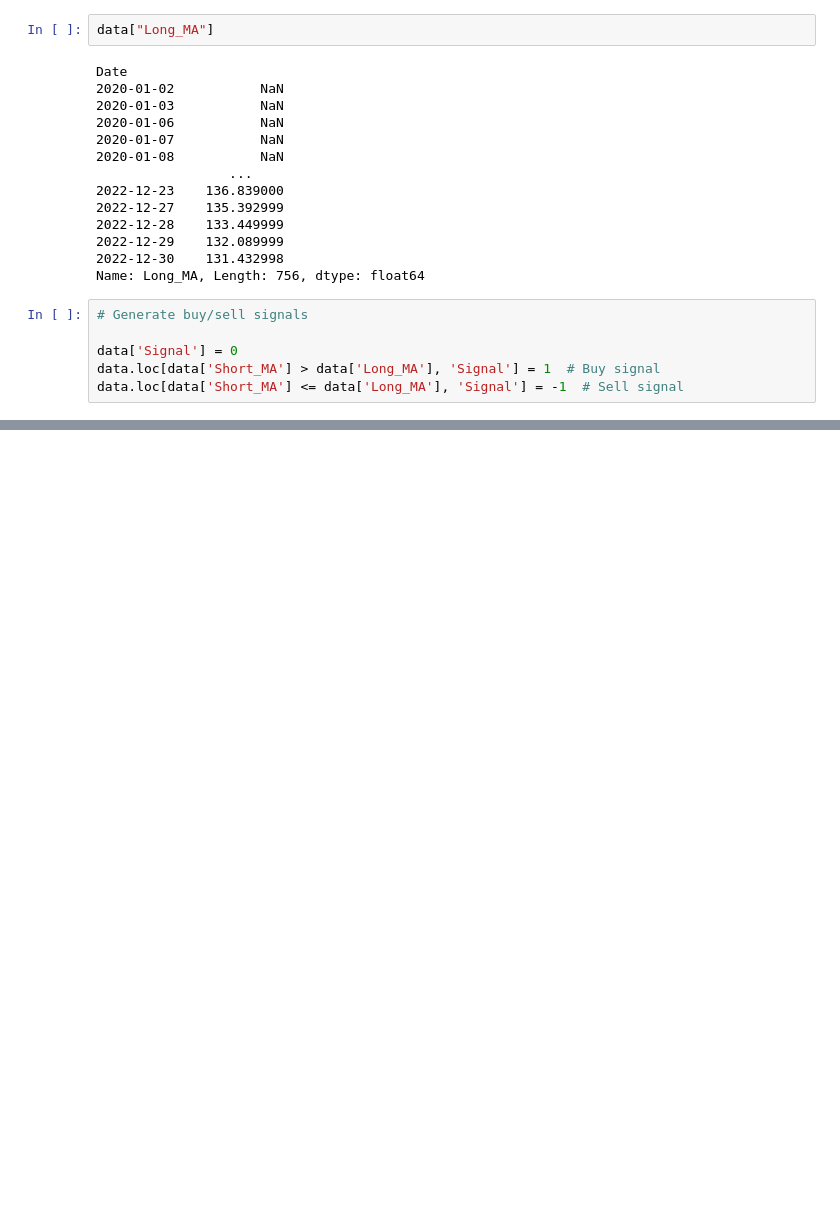
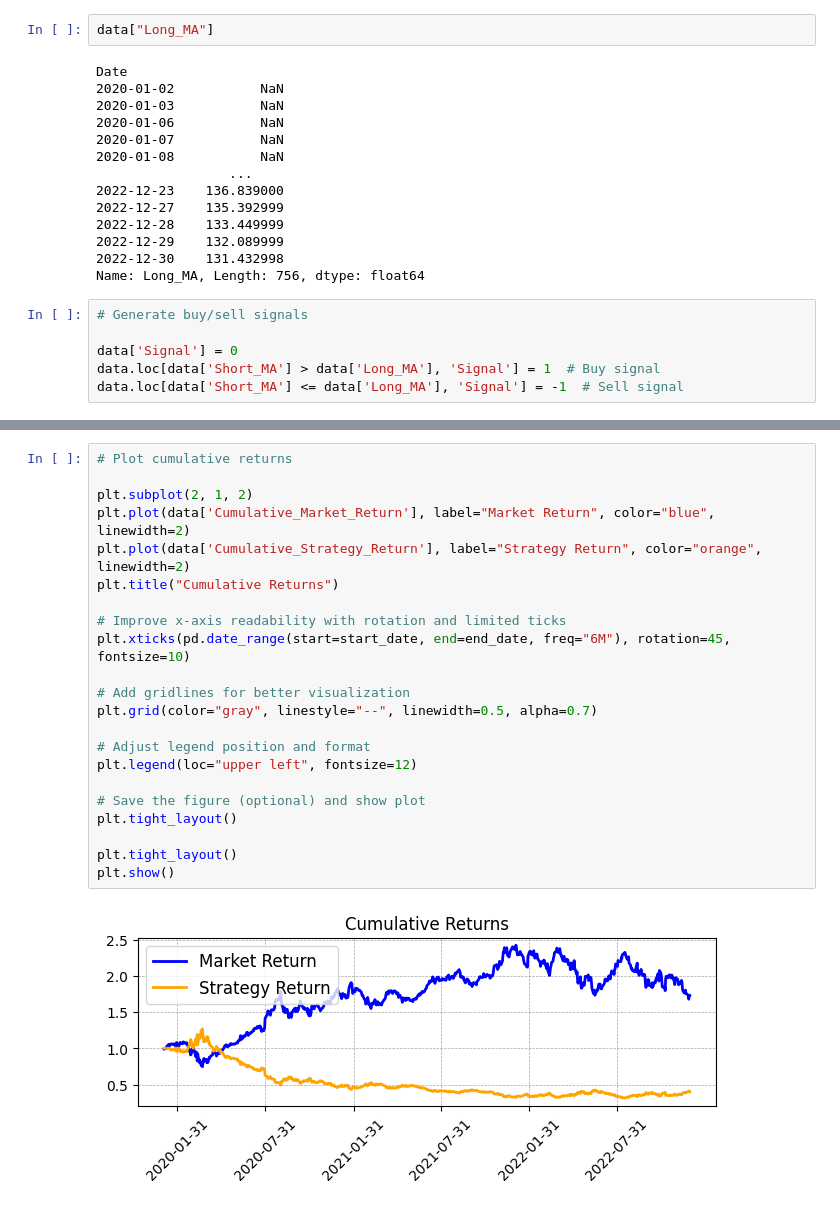
Before and after one commit to LINSANITY03/Algorithmic_trading, a Jupyter notebook: notebooks/01_crossover_strategy.ipynb, the cells around one changed output, grey strips where cells are left out. Saved outputs shown, nothing was run; the diff lists cells and outputs as text; blank space fills up the shorter version.

```diff
--- a/notebooks/01_crossover_strategy.ipynb
+++ b/notebooks/01_crossover_strategy.ipynb
@@ -107,0 +180,24 @@ data
+# %%
+# Plot cumulative returns
+
+plt.subplot(2, 1, 2)
+plt.plot(data['Cumulative_Market_Return'], label="Market Return", color="blue", linewidth=2)
+plt.plot(data['Cumulative_Strategy_Return'], label="Strategy Return", color="orange", linewidth=2)
+plt.title("Cumulative Returns")
+
+# Improve x-axis readability with rotation and limited ticks
+plt.xticks(pd.date_range(start=start_date, end=end_date, freq="6M"), rotation=45, fontsize=10)
+
+# Add gridlines for better visualization
+plt.grid(color="gray", linestyle="--", linewidth=0.5, alpha=0.7)
+
+# Adjust legend position and format
+plt.legend(loc="upper left", fontsize=12)
+
+# Save the figure (optional) and show plot
+plt.tight_layout()
+
+plt.tight_layout()
+plt.show()
+# %% [output]
+[figure, added]
```
Also changed, not shown: parts of 11 cells of this notebook.
